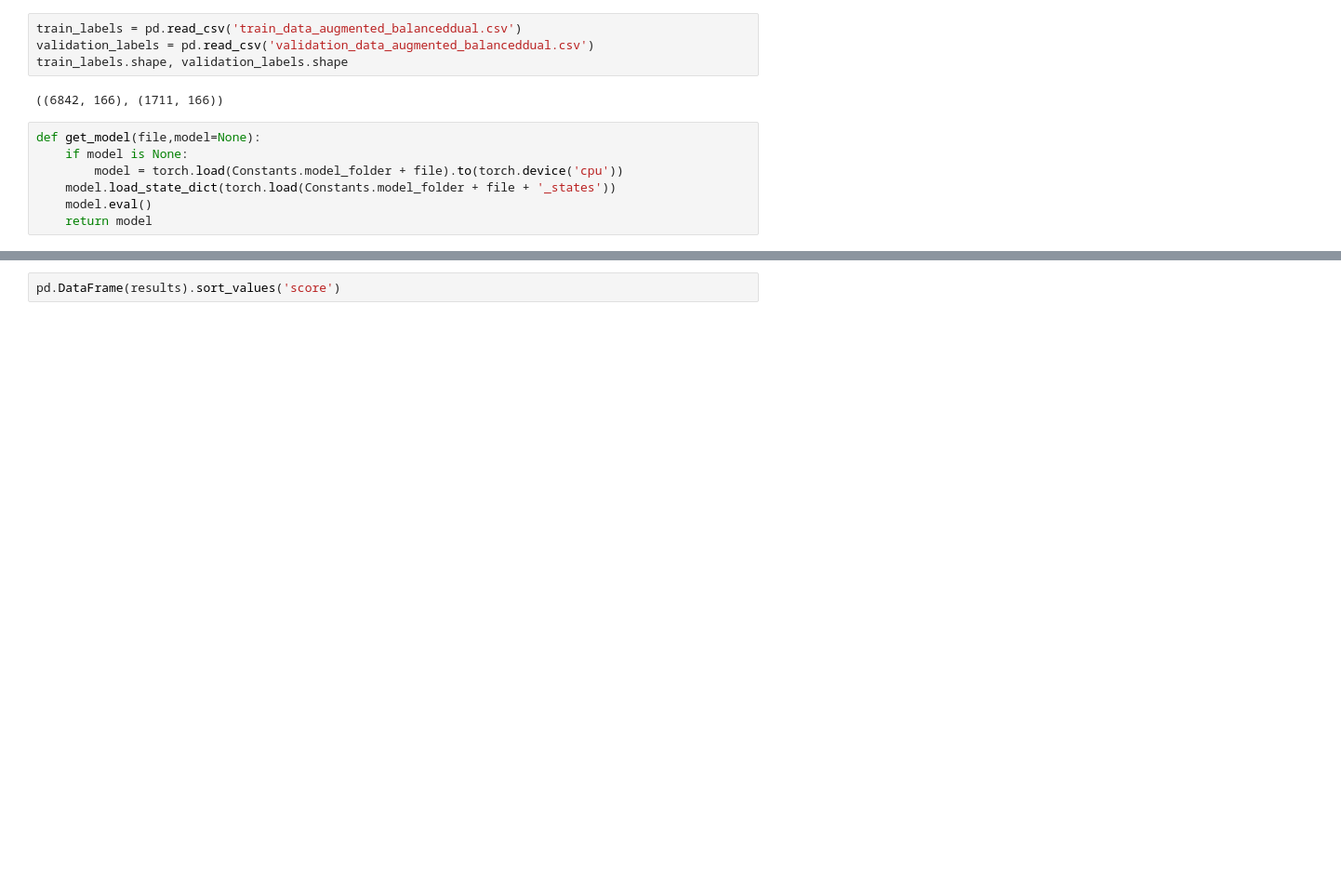
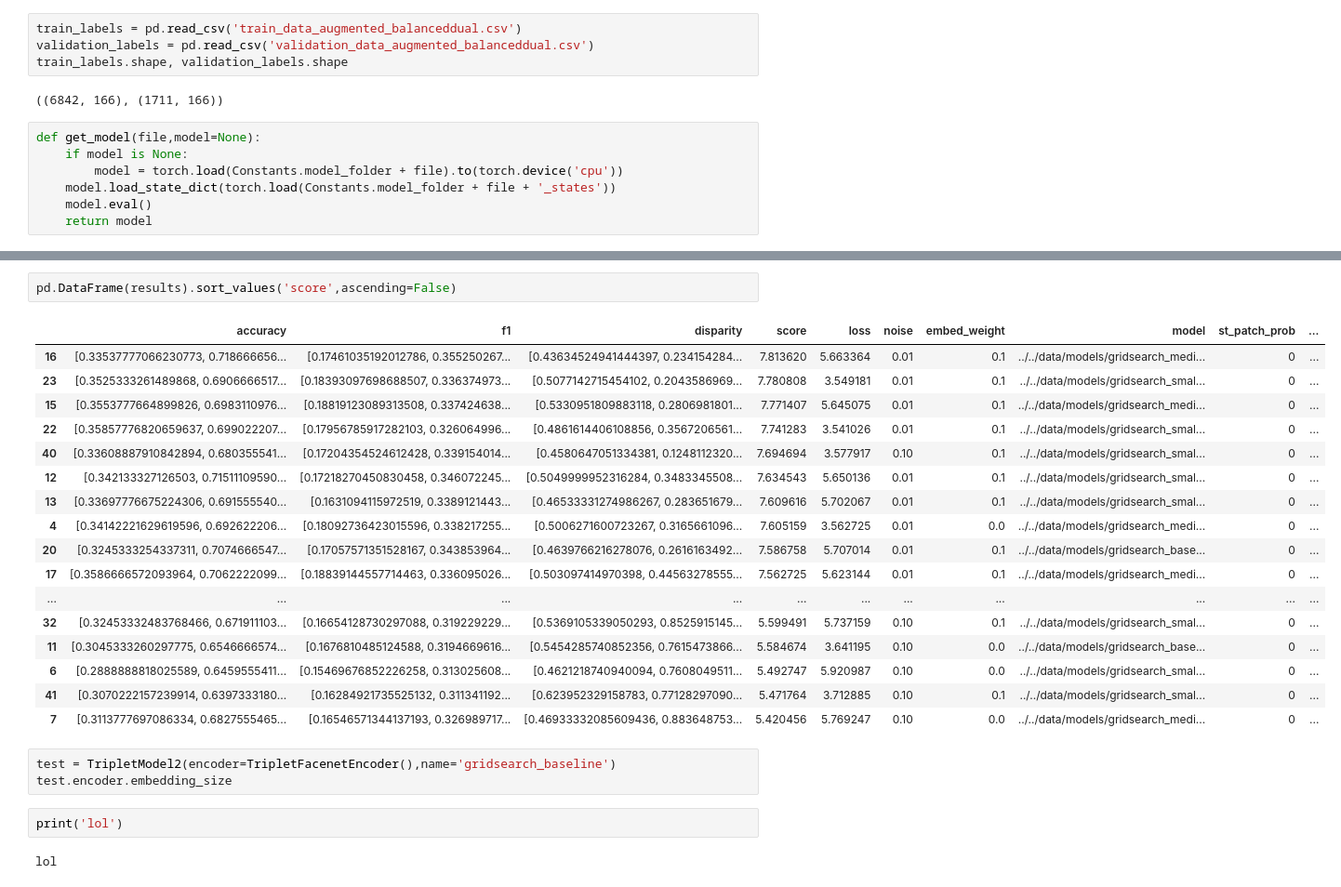
Before and after one commit to tehwentzel/SRIA_Bias, a Jupyter notebook: TripletModels.ipynb, the cells around one changed output, grey strips where cells are left out. Shown at 93% size. Drawn from its saved outputs; the diff is of its cells as text; blank space fills up the shorter version.

Commit message:
ran tests

```diff
--- a/TripletModels.ipynb
+++ b/TripletModels.ipynb
@@ -358,2 +378,27 @@ curr loss class 14.038177490234375 embed 1.4183589220046997 step 83  |
 # %%
-pd.DataFrame(results).sort_values('score')
+pd.DataFrame(results).sort_values('score',ascending=False)
+# %% [output]
+|  | accuracy | f1 | disparity | score | loss | noise | embed_weight | model | st_patch_prob | ... |
+| 16 | [0.33537777066230773, 0.718666656... | [0.17461035192012786, 0.355250267... | [0.43634524941444397, 0.234154284... | 7.813620 | 5.663364 | 0.01 | 0.1 | ../../data/models/gridsearch_medi... | 0 | ... |
+| 23 | [0.3525333261489868, 0.6906666517... | [0.18393097698688507, 0.336374973... | [0.5077142715454102, 0.2043586969... | 7.780808 | 3.549181 | 0.01 | 0.1 | ../../data/models/gridsearch_smal... | 0 | ... |
+| 15 | [0.3553777664899826, 0.6983110976... | [0.18819123089313508, 0.337424638... | [0.5330951809883118, 0.2806981801... | 7.771407 | 5.645075 | 0.01 | 0.1 | ../../data/models/gridsearch_medi... | 0 | ... |
+| 22 | [0.35857776820659637, 0.699022207... | [0.17956785917282103, 0.326064996... | [0.4861614406108856, 0.3567206561... | 7.741283 | 3.541026 | 0.01 | 0.1 | ../../data/models/gridsearch_smal... | 0 | ... |
+| 40 | [0.33608887910842894, 0.680355541... | [0.17204354524612428, 0.339154014... | [0.4580647051334381, 0.1248112320... | 7.694694 | 3.577917 | 0.10 | 0.1 | ../../data/models/gridsearch_smal... | 0 | ... |
+| 12 | [0.342133327126503, 0.71511109590... | [0.17218270450830458, 0.346072245... | [0.5049999952316284, 0.3483345508... | 7.634543 | 5.650136 | 0.01 | 0.1 | ../../data/models/gridsearch_smal... | 0 | ... |
+| 13 | [0.33697776675224306, 0.691555540... | [0.1631094115972519, 0.3389121443... | [0.46533331274986267, 0.283651679... | 7.609616 | 5.702067 | 0.01 | 0.1 | ../../data/models/gridsearch_smal... | 0 | ... |
+| 4 | [0.34142221629619596, 0.692622206... | [0.18092736423015596, 0.338217255... | [0.5006271600723267, 0.3165661096... | 7.605159 | 3.562725 | 0.01 | 0.0 | ../../data/models/gridsearch_medi... | 0 | ... |
+| 20 | [0.3245333254337311, 0.7074666547... | [0.17057571351528167, 0.343853964... | [0.4639766216278076, 0.2616163492... | 7.586758 | 5.707014 | 0.01 | 0.1 | ../../data/models/gridsearch_base... | 0 | ... |
+| 17 | [0.3586666572093964, 0.7062222099... | [0.18839144557714463, 0.336095026... | [0.503097414970398, 0.44563278555... | 7.562725 | 5.623144 | 0.01 | 0.1 | ../../data/models/gridsearch_medi... | 0 | ... |
+| ... | ... | ... | ... | ... | ... | ... | ... | ... | ... | ... |
+| 32 | [0.32453332483768466, 0.671911103... | [0.16654128730297088, 0.319229229... | [0.5369105339050293, 0.8525915145... | 5.599491 | 5.737159 | 0.10 | 0.1 | ../../data/models/gridsearch_smal... | 0 | ... |
+| 11 | [0.3045333260297775, 0.6546666574... | [0.1676810485124588, 0.3194669616... | [0.5454285740852356, 0.7615473866... | 5.584674 | 3.641195 | 0.10 | 0.0 | ../../data/models/gridsearch_base... | 0 | ... |
+| 6 | [0.2888888818025589, 0.6459555411... | [0.15469676852226258, 0.313025608... | [0.4621218740940094, 0.7608049511... | 5.492747 | 5.920987 | 0.10 | 0.0 | ../../data/models/gridsearch_smal... | 0 | ... |
+| 41 | [0.3070222157239914, 0.6397333180... | [0.16284921735525132, 0.311341192... | [0.623952329158783, 0.77128297090... | 5.471764 | 3.712885 | 0.10 | 0.1 | ../../data/models/gridsearch_smal... | 0 | ... |
+| 7 | [0.3113777697086334, 0.6827555465... | [0.16546571344137193, 0.326989717... | [0.46933332085609436, 0.883648753... | 5.420456 | 5.769247 | 0.10 | 0.0 | ../../data/models/gridsearch_medi... | 0 | ... |
+# %%
+test = TripletModel2(encoder=TripletFacenetEncoder(),name='gridsearch_baseline')
+test.encoder.embedding_size
+# %%
+print('lol')
+# %% [output]
+lol
```
Also changed, not shown: parts of 1 cell of this notebook, 1 other file.
